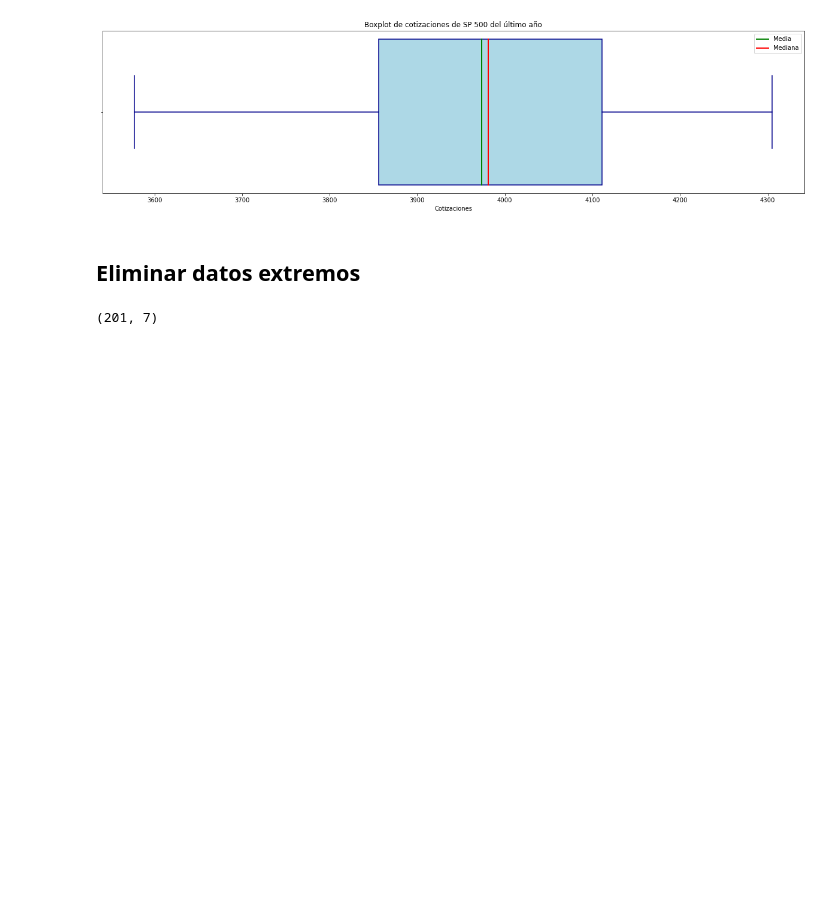
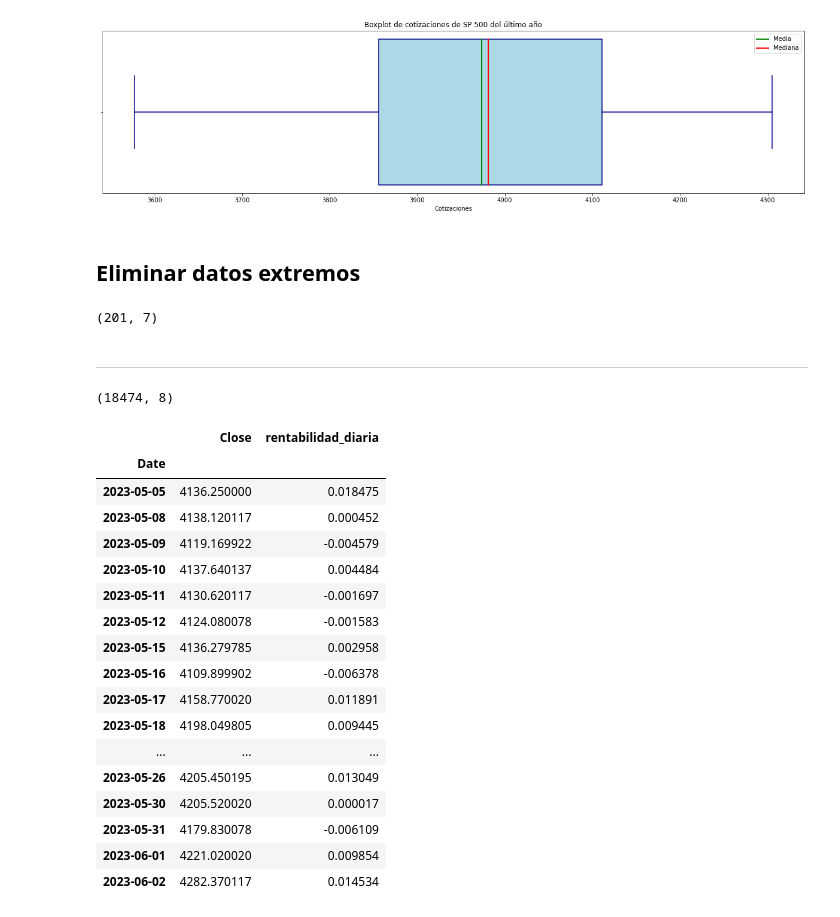
Before and after one commit to Igna-M/quant_warm_up, a Jupyter notebook: 0530_estadistica_sp500.ipynb, the cells around one changed output. Drawn from its saved outputs; the diff is of its cells as text; code cells hidden in the pictures; blank space fills up the shorter version.

```diff
--- a/0530_estadistica_sp500.ipynb
+++ b/0530_estadistica_sp500.ipynb
@@ -295,3 +295,31 @@ df_central = df[
 df_central.shape
 # %% [output]
 (201, 7)
+# %% [markdown]
+---
+# %%
+df['rentabilidad_diaria'] = df['Close'] / df['Close'].shift(1) - 1
+df.shape
+# %% [output]
+(18474, 8)
+# %%
+df.iloc[-20:][['Close', 'rentabilidad_diaria']]
+# %% [output]
+|  | Close | rentabilidad_diaria |
+| Date |  |  |
+| 2023-05-05 | 4136.250000 | 0.018475 |
+| 2023-05-08 | 4138.120117 | 0.000452 |
+| 2023-05-09 | 4119.169922 | -0.004579 |
+| 2023-05-10 | 4137.640137 | 0.004484 |
+| 2023-05-11 | 4130.620117 | -0.001697 |
+| 2023-05-12 | 4124.080078 | -0.001583 |
+| 2023-05-15 | 4136.279785 | 0.002958 |
+| 2023-05-16 | 4109.899902 | -0.006378 |
+| 2023-05-17 | 4158.770020 | 0.011891 |
+| 2023-05-18 | 4198.049805 | 0.009445 |
+| ... | ... | ... |
+| 2023-05-26 | 4205.450195 | 0.013049 |
+| 2023-05-30 | 4205.520020 | 0.000017 |
+| 2023-05-31 | 4179.830078 | -0.006109 |
+| 2023-06-01 | 4221.020020 | 0.009854 |
+| 2023-06-02 | 4282.370117 | 0.014534 |
```
Also changed, not shown: parts of 5 cells of this notebook.
